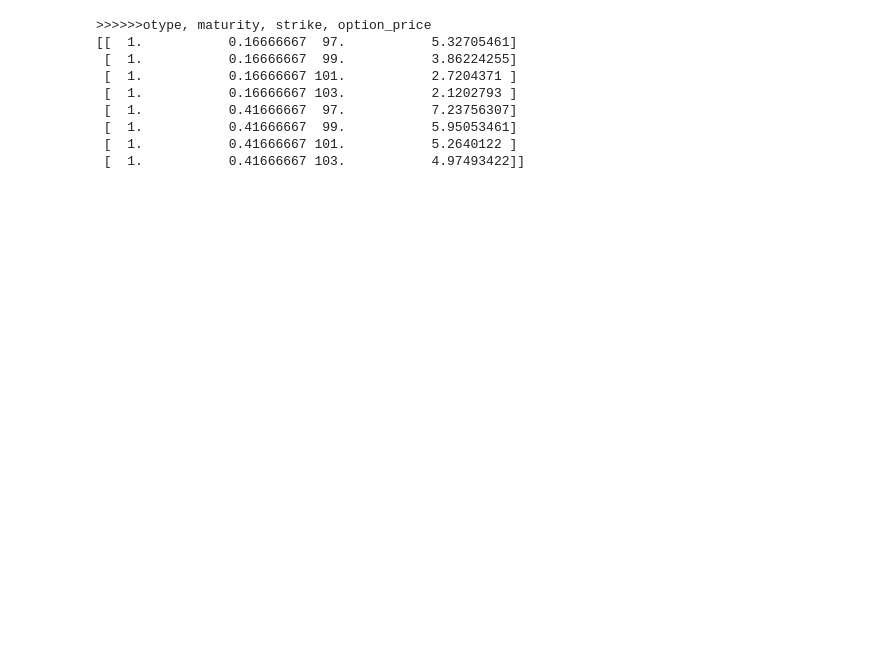
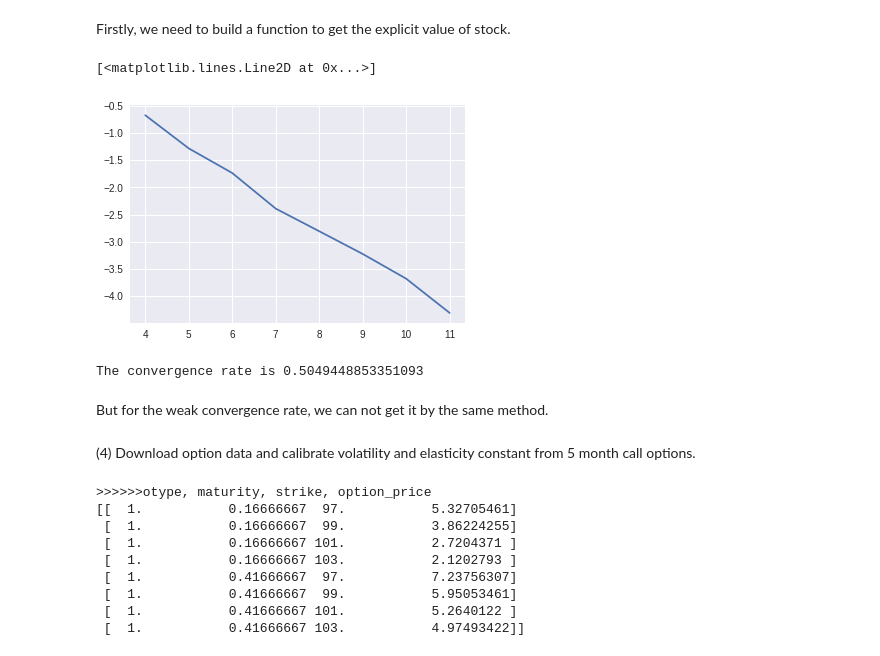
Before and after one commit to JiaminJIAN/20MA573, a Jupyter notebook: src/Euler_method.ipynb, the cells around one changed output. Cells and saved outputs as stored; diff of their text form; code cells hidden in the pictures; blank space fills up the shorter version.

```diff
--- a/src/Euler_method.ipynb
+++ b/src/Euler_method.ipynb
@@ -10,0 +188,10 @@ plt.style.use('seaborn')
+# %%
+# The parameters of this example
+
+S0 = 100.0
+K = 97
+r = 0.03
+sigma = 0.20
+T = 1
+
+print("The price of the call option under the BSM pricing model is ",  BSM_call_value(S0, K, 0, T, r, sigma))
@@ -11,3 +212,45 @@ plt.style.use('seaborn')
+# %% [markdown]
+Firstly, we need to build a function to get the explicit value of stock.
+# %%
+def explicit_value(s0, r, t, sigma, W_t):
+        S_t= s0 * np.exp((r - sigma**2/2) * t + sigma * W_t)
+        return S_t
+# %%
+CEV2 = SDE(Mu, Sigma, s0)
+T = 1
+NumSimu = 200
+r = 0.03
+size = 8
+error_list = np.zeros(size)
+T = 1.
+
+for n in range(size):
+    NumMesh = np.power(2, n + 4)
+    error_sum = 0
+    for i in range(NumSimu):
+        [t, Sh, Wh] = CEV2.Euler_method(T, NumMesh)
+        ShT = Sh[-1]
+        ST = explicit_value(s0, r, T, sigma, Wh[-1])
+        error_sum = error_sum + np.abs(ShT - ST)
+    error_list[n] = error_sum/NumSimu
+# %%
+x_coordinate = np.arange(8) + 4
+y_coordinate = np.log2(error_list)
+
+plt.plot(x_coordinate, y_coordinate)
+# %% [output]
+[<matplotlib.lines.Line2D at 0x...>]
+[figure, added]
+# %%
+lg = ss.linregress(x_coordinate,y_coordinate)
+rate = -lg[0]
+print('The convergence rate is '+ str(rate))
+# %% [output]
+The convergence rate is 0.5049448853351093
+# %% [markdown]
+But for the weak convergence rate, we can not get it by the same method.
+# %% [markdown]
+(4) Download option data and calibrate volatility and elasticity constant from 5 month call options.
 # %%
 #Read four-column data
 #columns are otype, maturity, strike, option_price
```
Also changed, not shown: parts of 45 cells of this notebook.
